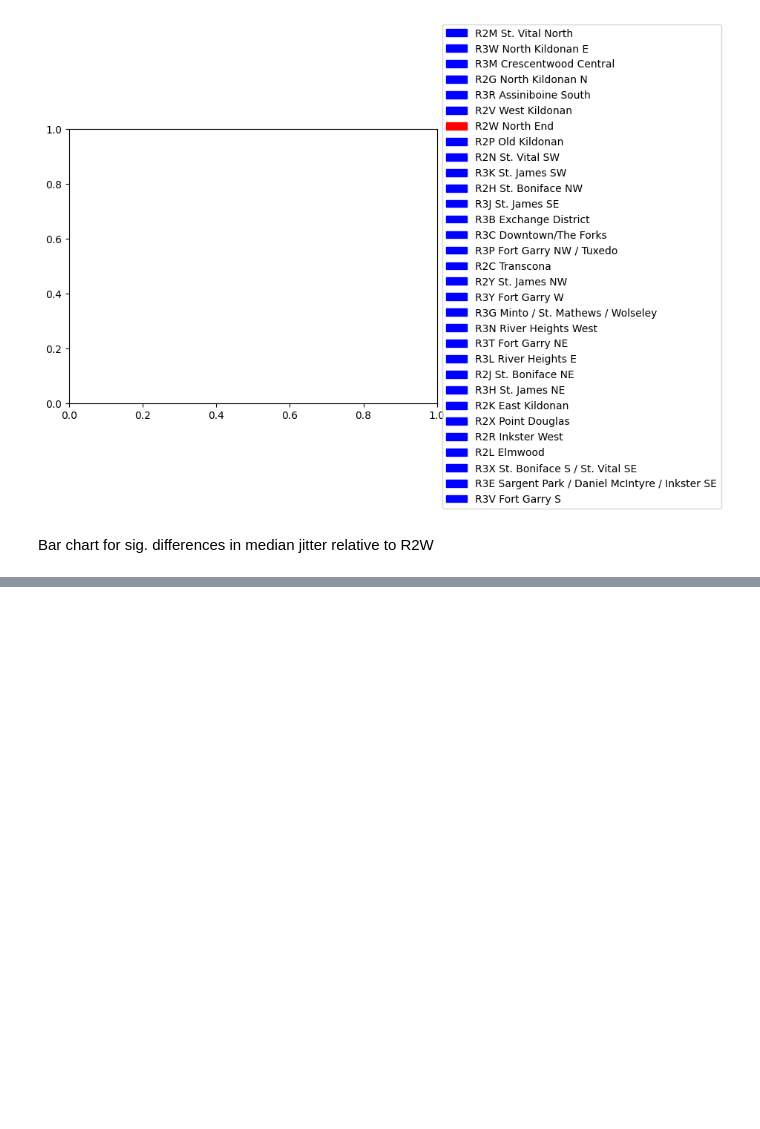
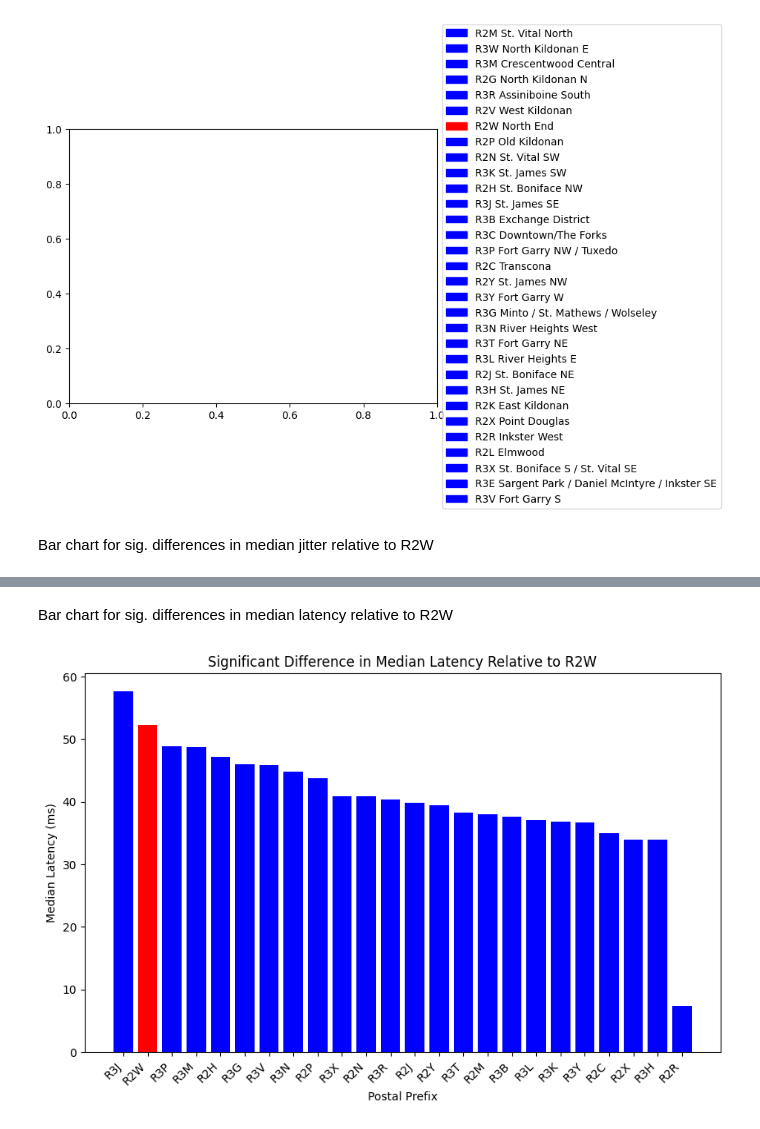
Before and after one commit to InternetSocietyManitobaChapter/JupyterNotebook_NorthEndConnect, a Jupyter notebook: NEC_June_14_2023_data.ipynb, the cells around one changed output, grey strips where cells are left out. Drawn from its saved outputs; the diff is of its cells as text; code cells hidden in the pictures; blank space fills up the shorter version.

```diff
--- a/NEC_June_14_2023_data.ipynb
+++ b/NEC_June_14_2023_data.ipynb
@@ -1674,0 +1675,31 @@ plt.show()
+# %% [markdown]
+
+Bar chart for sig. differences in median latency relative to R2W
+# %%
+import pandas as pd
+import matplotlib.pyplot as plt
+
+# Select the desired postal prefixes for the bar chart
+selected_prefixes = ['R2W', 'R2M', 'R3M', 'R3R', 'R2P', 'R2N', 'R3K', 'R2H', 'R3J', 'R3B', 'R3P', 'R2C', 'R2Y', 'R3Y', 'R3G', 'R3N', 'R3T', 'R3L', 'R2J', 'R3H', 'R2X', 'R2R', 'R3X', 'R3V']
+
+# Filter the DataFrame for the selected postal prefixes
+df_selected = df[df['POSTAL PREFIX'].isin(selected_prefixes)]
+
+# Sort the DataFrame by median latency in descending order
+df_selected_sorted = df_selected.sort_values('MEDIAN LATENCY', ascending=False)
+
+# Set the colors for the bars
+colors = ['red' if prefix == 'R2W' else 'blue' for prefix in df_selected_sorted['POSTAL PREFIX']]
+
+# Create the bar chart
+plt.figure(figsize=(10, 6))
+plt.bar(df_selected_sorted['POSTAL PREFIX'], df_selected_sorted['MEDIAN LATENCY'], color=colors)
+plt.xlabel('Postal Prefix')
+plt.ylabel('Median Latency (ms)')
+plt.title('Significant Difference in Median Latency Relative to R2W')
+plt.xticks(rotation=45, ha='right')
+
+# Show the plot
+plt.show()
+# %% [output]
+[figure, added]
```
Also changed, not shown: parts of 6 cells of this notebook.
